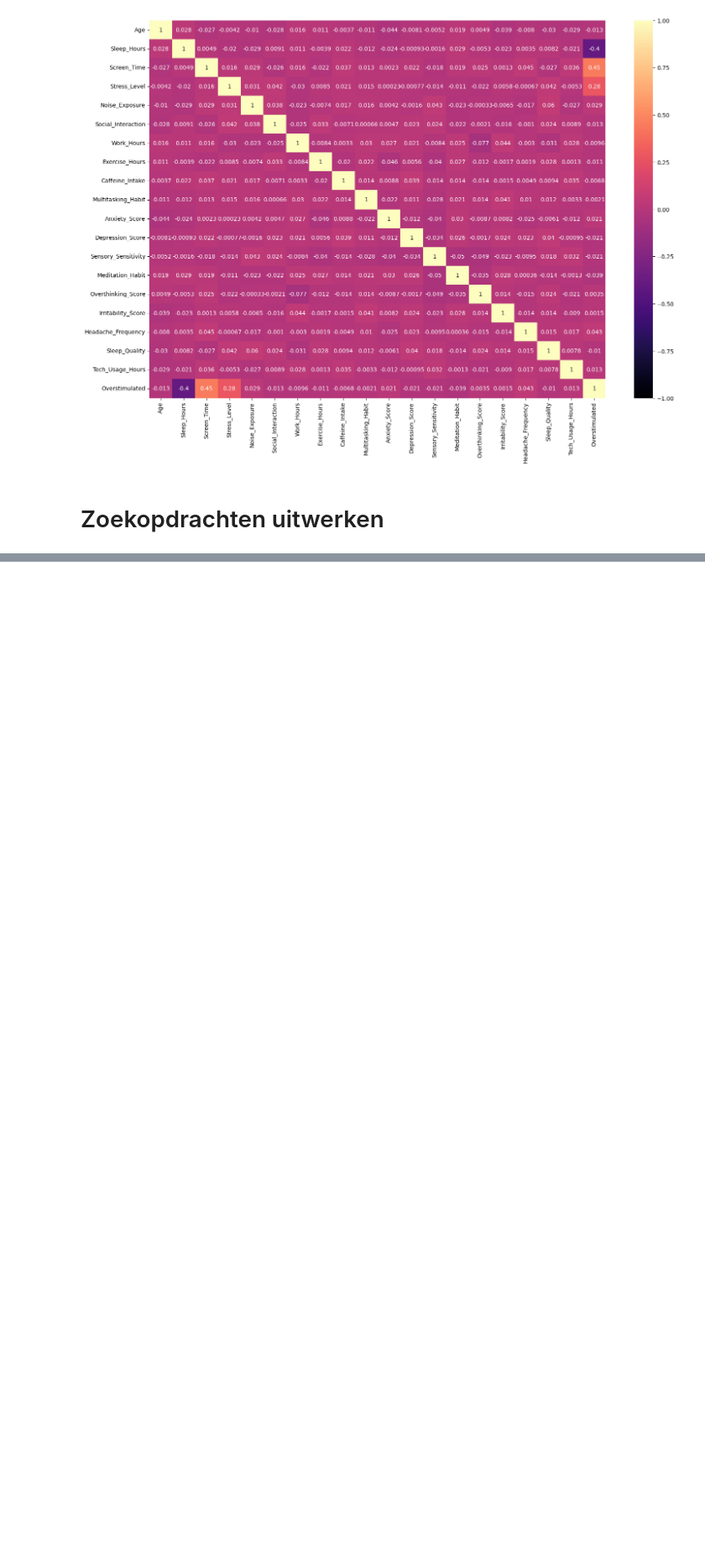
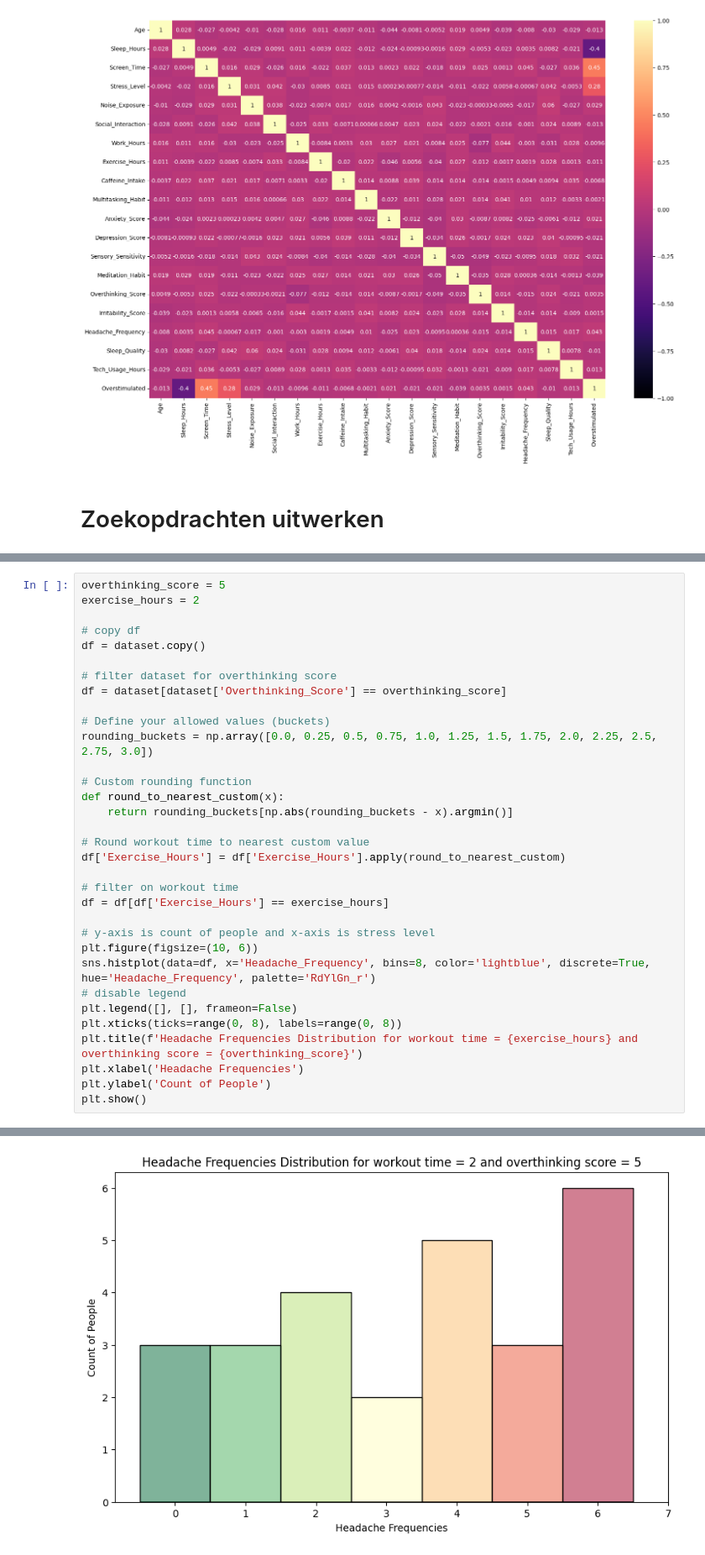
Before and after one commit to vinnikalessia/Eindproject_overstimulation_and_lifestyle, a Jupyter notebook: Voorbereiding.ipynb, the cells around one changed output, grey strips where cells are left out. Shown at 84% size. Drawn from its saved outputs; the diff is of its cells as text; blank space fills up the shorter version.

```diff
--- a/Voorbereiding.ipynb
+++ b/Voorbereiding.ipynb
@@ -300,0 +319,34 @@ Of 42 people, 26 are overstimulated at the age 21
+# %%
+overthinking_score = 5
+exercise_hours = 2
+
+# copy df
+df = dataset.copy()
+
+# filter dataset for overthinking score
+df = dataset[dataset['Overthinking_Score'] == overthinking_score]
+
+# Define your allowed values (buckets)
+rounding_buckets = np.array([0.0, 0.25, 0.5, 0.75, 1.0, 1.25, 1.5, 1.75, 2.0, 2.25, 2.5, 2.75, 3.0])
+
+# Custom rounding function
+def round_to_nearest_custom(x):
+    return rounding_buckets[np.abs(rounding_buckets - x).argmin()]
+
+# Round workout time to nearest custom value
+df['Exercise_Hours'] = df['Exercise_Hours'].apply(round_to_nearest_custom)
+
+# filter on workout time
+df = df[df['Exercise_Hours'] == exercise_hours]
+
+# y-axis is count of people and x-axis is stress level
+plt.figure(figsize=(10, 6))
+sns.histplot(data=df, x='Headache_Frequency', bins=8, color='lightblue', discrete=True, hue='Headache_Frequency', palette='RdYlGn_r')
+# disable legend
+plt.legend([], [], frameon=False)
+plt.xticks(ticks=range(0, 8), labels=range(0, 8))
+plt.title(f'Headache Frequencies Distribution for workout time = {exercise_hours} and overthinking score = {overthinking_score}')
+plt.xlabel('Headache Frequencies')
+plt.ylabel('Count of People')
+plt.show()
+# %% [output]
@@ -300,0 +358 @@ Of 42 people, 26 are overstimulated at the age 21
+[figure, added]
```
Also changed, not shown: parts of 17 cells of this notebook, 11 other files.
